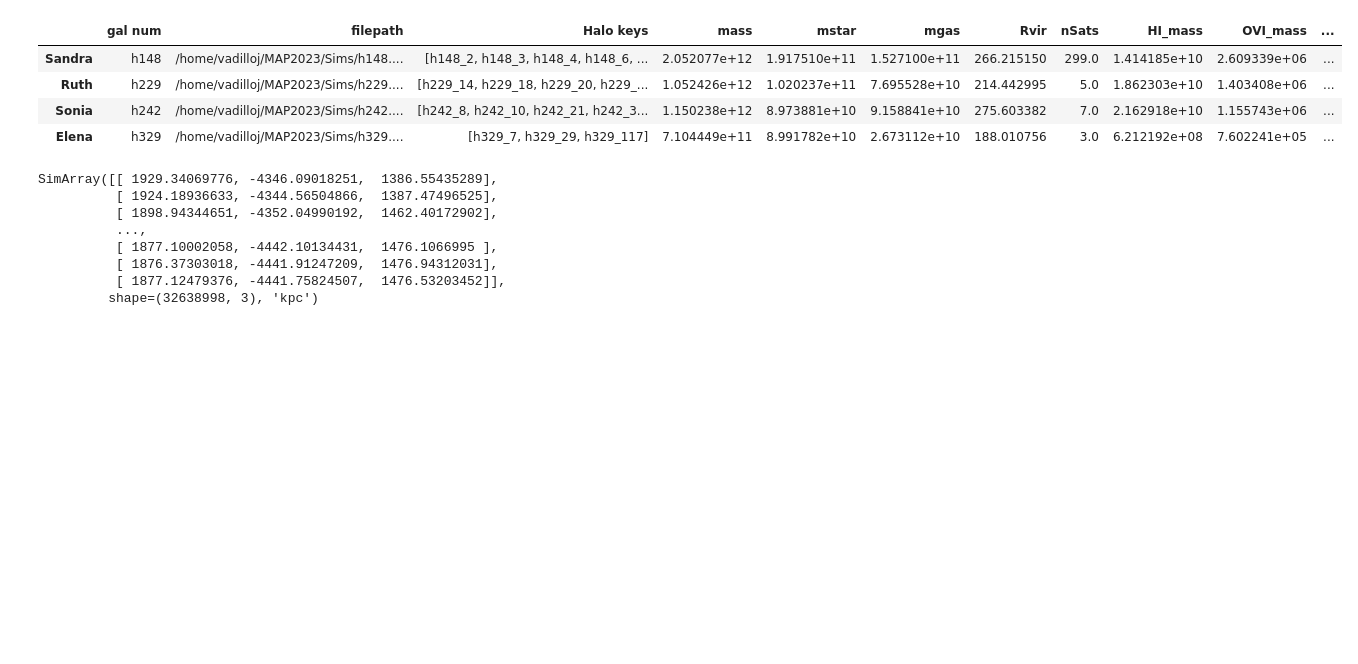
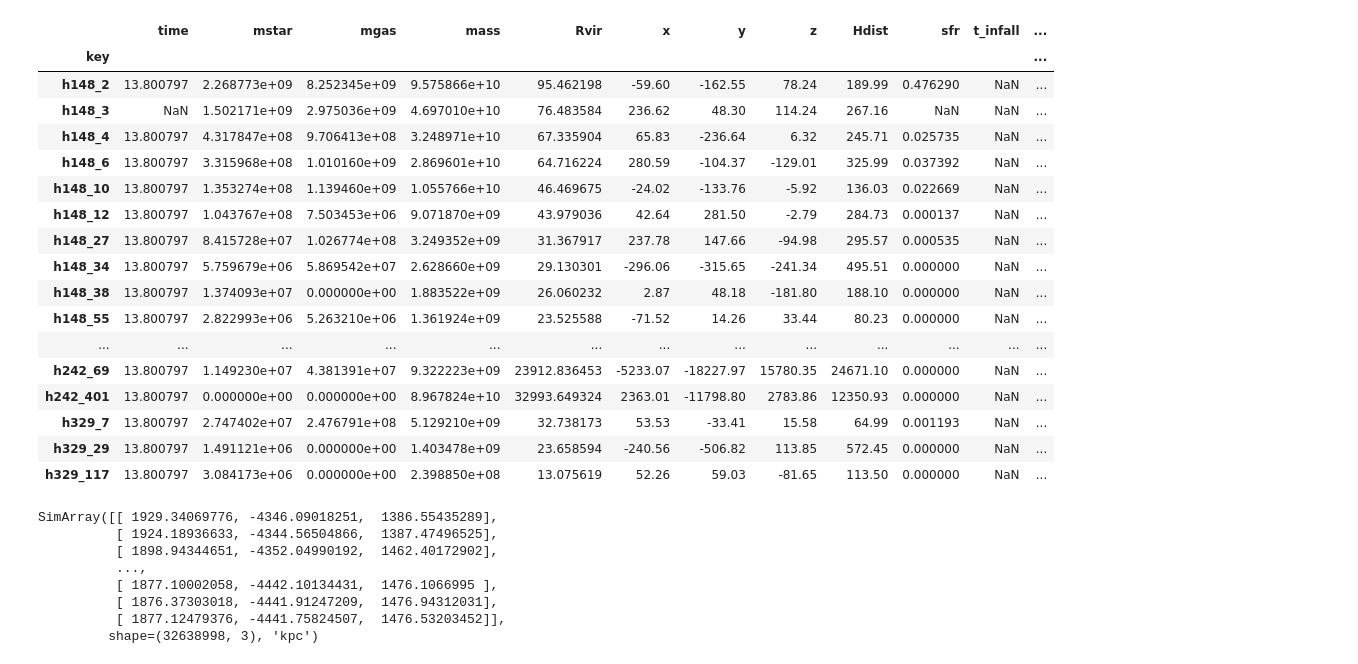
Before and after one commit to J-vadillo/Vadillo-Justice-League-Code, a Jupyter notebook: Satellite-Data-c/get_charachteristics.ipynb, the cells around one changed output. Drawn from its saved outputs; the diff is of its cells as text; code cells hidden in the pictures; blank space fills up the shorter version.

```diff
--- a/Satellite-Data-c/get_charachteristics.ipynb
+++ b/Satellite-Data-c/get_charachteristics.ipynb
@@ -139,4 +261,4 @@ simulations.to_csv(sims_path)
 # %%
-HChars = pd.read_csv(HChars_path, index_col = 0)
-simulations  = pd.read_csv(sims_path, index_col = 0)
+HChars_path = '/home/vadilloj/MAP2023/Vadillo-Justice-League-Code/All_halo_charachteristics.csv'
+Hchars = pd.read_csv(HChars_path, index_col = 0)
 # %%
@@ -146,11 +285,24 @@ tracking.find_halo_keys(simulations)
 # %%
-simulations
+Hchars
 # %% [output]
-|  | gal num | filepath | Halo keys | mass | mstar | mgas | Rvir | nSats | HI_mass | OVI_mass | ... |
-| Sandra | h148 | /home/vadilloj/MAP2023/Sims/h148.... | [h148_2, h148_3, h148_4, h148_6, ... | 2.052077e+12 | 1.917510e+11 | 1.527100e+11 | 266.215150 | 299.0 | 1.414185e+10 | 2.609339e+06 | ... |
-| Ruth | h229 | /home/vadilloj/MAP2023/Sims/h229.... | [h229_14, h229_18, h229_20, h229_... | 1.052426e+12 | 1.020237e+11 | 7.695528e+10 | 214.442995 | 5.0 | 1.862303e+10 | 1.403408e+06 | ... |
-| Sonia | h242 | /home/vadilloj/MAP2023/Sims/h242.... | [h242_8, h242_10, h242_21, h242_3... | 1.150238e+12 | 8.973881e+10 | 9.158841e+10 | 275.603382 | 7.0 | 2.162918e+10 | 1.155743e+06 | ... |
-| Elena | h329 | /home/vadilloj/MAP2023/Sims/h329.... | [h329_7, h329_29, h329_117] | 7.104449e+11 | 8.991782e+10 | 2.673112e+10 | 188.010756 | 3.0 | 6.212192e+08 | 7.602241e+05 | ... |
+|  | time | mstar | mgas | mass | Rvir | x | y | z | Hdist | sfr | t_infall | ... |
+| key |  |  |  |  |  |  |  |  |  |  |  | ... |
+| h148_2 | 13.800797 | 2.268773e+09 | 8.252345e+09 | 9.575866e+10 | 95.462198 | -59.60 | -162.55 | 78.24 | 189.99 | 0.476290 | NaN | ... |
+| h148_3 | NaN | 1.502171e+09 | 2.975036e+09 | 4.697010e+10 | 76.483584 | 236.62 | 48.30 | 114.24 | 267.16 | NaN | NaN | ... |
+| h148_4 | 13.800797 | 4.317847e+08 | 9.706413e+08 | 3.248971e+10 | 67.335904 | 65.83 | -236.64 | 6.32 | 245.71 | 0.025735 | NaN | ... |
+| h148_6 | 13.800797 | 3.315968e+08 | 1.010160e+09 | 2.869601e+10 | 64.716224 | 280.59 | -104.37 | -129.01 | 325.99 | 0.037392 | NaN | ... |
+| h148_10 | 13.800797 | 1.353274e+08 | 1.139460e+09 | 1.055766e+10 | 46.469675 | -24.02 | -133.76 | -5.92 | 136.03 | 0.022669 | NaN | ... |
+| h148_12 | 13.800797 | 1.043767e+08 | 7.503453e+06 | 9.071870e+09 | 43.979036 | 42.64 | 281.50 | -2.79 | 284.73 | 0.000137 | NaN | ... |
+| h148_27 | 13.800797 | 8.415728e+07 | 1.026774e+08 | 3.249352e+09 | 31.367917 | 237.78 | 147.66 | -94.98 | 295.57 | 0.000535 | NaN | ... |
+| h148_34 | 13.800797 | 5.759679e+06 | 5.869542e+07 | 2.628660e+09 | 29.130301 | -296.06 | -315.65 | -241.34 | 495.51 | 0.000000 | NaN | ... |
+| h148_38 | 13.800797 | 1.374093e+07 | 0.000000e+00 | 1.883522e+09 | 26.060232 | 2.87 | 48.18 | -181.80 | 188.10 | 0.000000 | NaN | ... |
+| h148_55 | 13.800797 | 2.822993e+06 | 5.263210e+06 | 1.361924e+09 | 23.525588 | -71.52 | 14.26 | 33.44 | 80.23 | 0.000000 | NaN | ... |
+| ... | ... | ... | ... | ... | ... | ... | ... | ... | ... | ... | ... | ... |
+| h242_69 | 13.800797 | 1.149230e+07 | 4.381391e+07 | 9.322223e+09 | 23912.836453 | -5233.07 | -18227.97 | 15780.35 | 24671.10 | 0.000000 | NaN | ... |
+| h242_401 | 13.800797 | 0.000000e+00 | 0.000000e+00 | 8.967824e+10 | 32993.649324 | 2363.01 | -11798.80 | 2783.86 | 12350.93 | 0.000000 | NaN | ... |
+| h329_7 | 13.800797 | 2.747402e+07 | 2.476791e+08 | 5.129210e+09 | 32.738173 | 53.53 | -33.41 | 15.58 | 64.99 | 0.001193 | NaN | ... |
+| h329_29 | 13.800797 | 1.491121e+06 | 0.000000e+00 | 1.403478e+09 | 23.658594 | -240.56 | -506.82 | 113.85 | 572.45 | 0.000000 | NaN | ... |
+| h329_117 | 13.800797 | 3.084173e+06 | 0.000000e+00 | 2.398850e+08 | 13.075619 | 52.26 | 59.03 | -81.65 | 113.50 | 0.000000 | NaN | ... |
 # %%
 sim_filepath = simulations['filepath']['Elena']
 
```
Also changed, not shown: parts of 27 cells of this notebook, 17 other files.
